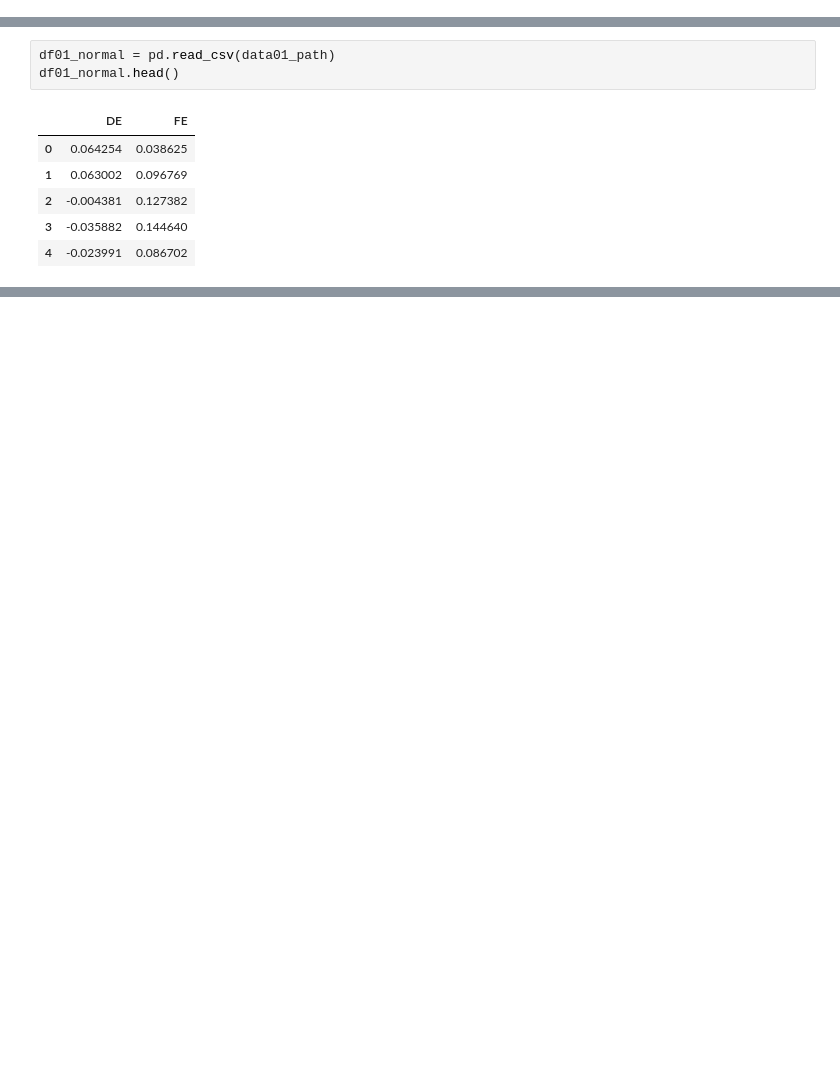
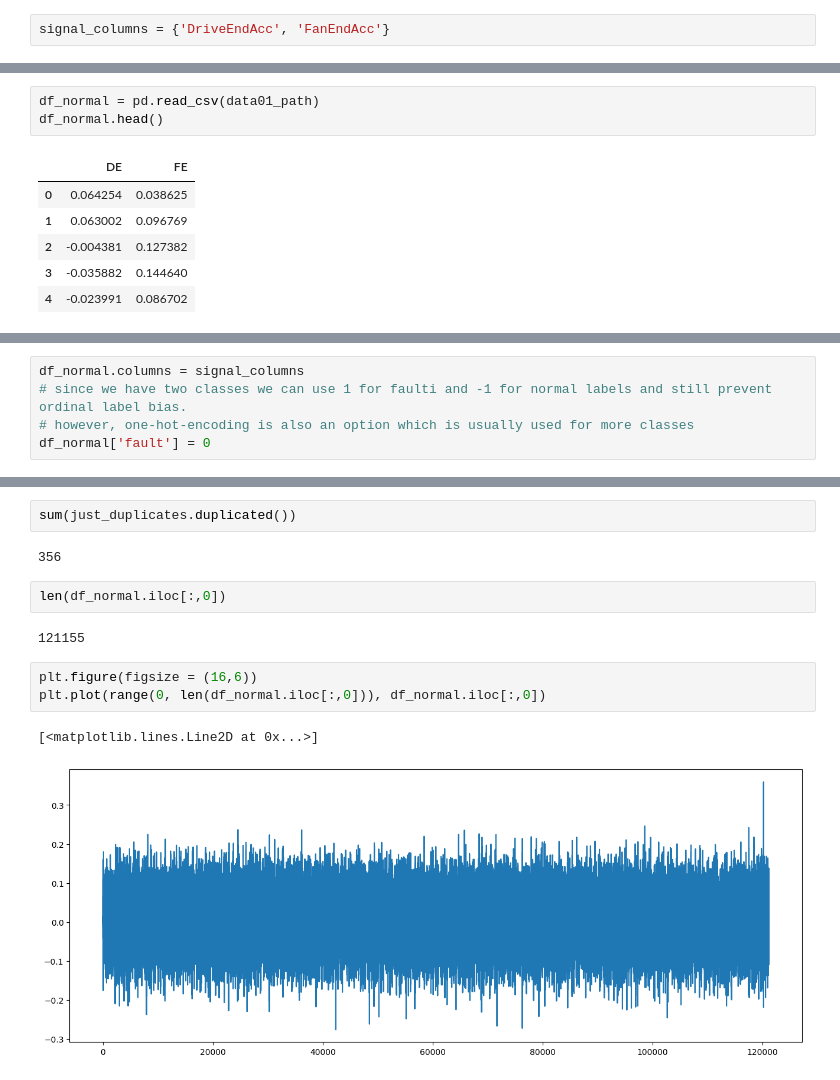
Before and after one commit to h4ppy0wl/PdM01, a Jupyter notebook: bearings01_EDA.ipynb, the cells around one changed output, grey strips where cells are left out. Drawn from its saved outputs; the diff is of its cells as text; blank space fills up the shorter version.

```diff
--- a/bearings01_EDA.ipynb
+++ b/bearings01_EDA.ipynb
@@ -15,0 +18,2 @@ data05_path = './Datasets/bearings01/OR-21.csv'
+# %%
+signal_columns = {'DriveEndAcc', 'FanEndAcc'}
@@ -16,6 +22,6 @@ data05_path = './Datasets/bearings01/OR-21.csv'
 # %%
-df01_normal = pd.read_csv(data01_path)
-df01_normal.head()
+df_normal = pd.read_csv(data01_path)
+df_normal.head()
 # %% [output]
 |  | DE | FE |
 | 0 | 0.064254 | 0.038625 |
@@ -34,0 +32,5 @@ df01_normal.columns = {''}
+# %%
+df_normal.columns = signal_columns
+# since we have two classes we can use 1 for faulti and -1 for normal labels and still prevent ordinal label bias.
+# however, one-hot-encoding is also an option which is usually used for more classes
+df_normal['fault'] = 0
@@ -34,0 +140,14 @@ df01_normal.columns = {''}
+# %%
+sum(just_duplicates.duplicated())
+# %% [output]
+356
+# %%
+len(df_normal.iloc[:,0])
+# %% [output]
+121155
+# %%
+plt.figure(figsize = (16,6))
+plt.plot(range(0, len(df_normal.iloc[:,0])), df_normal.iloc[:,0])
+# %% [output]
+[<matplotlib.lines.Line2D at 0x...>]
+[figure, added]
```
Also changed, not shown: parts of 20 cells of this notebook.
